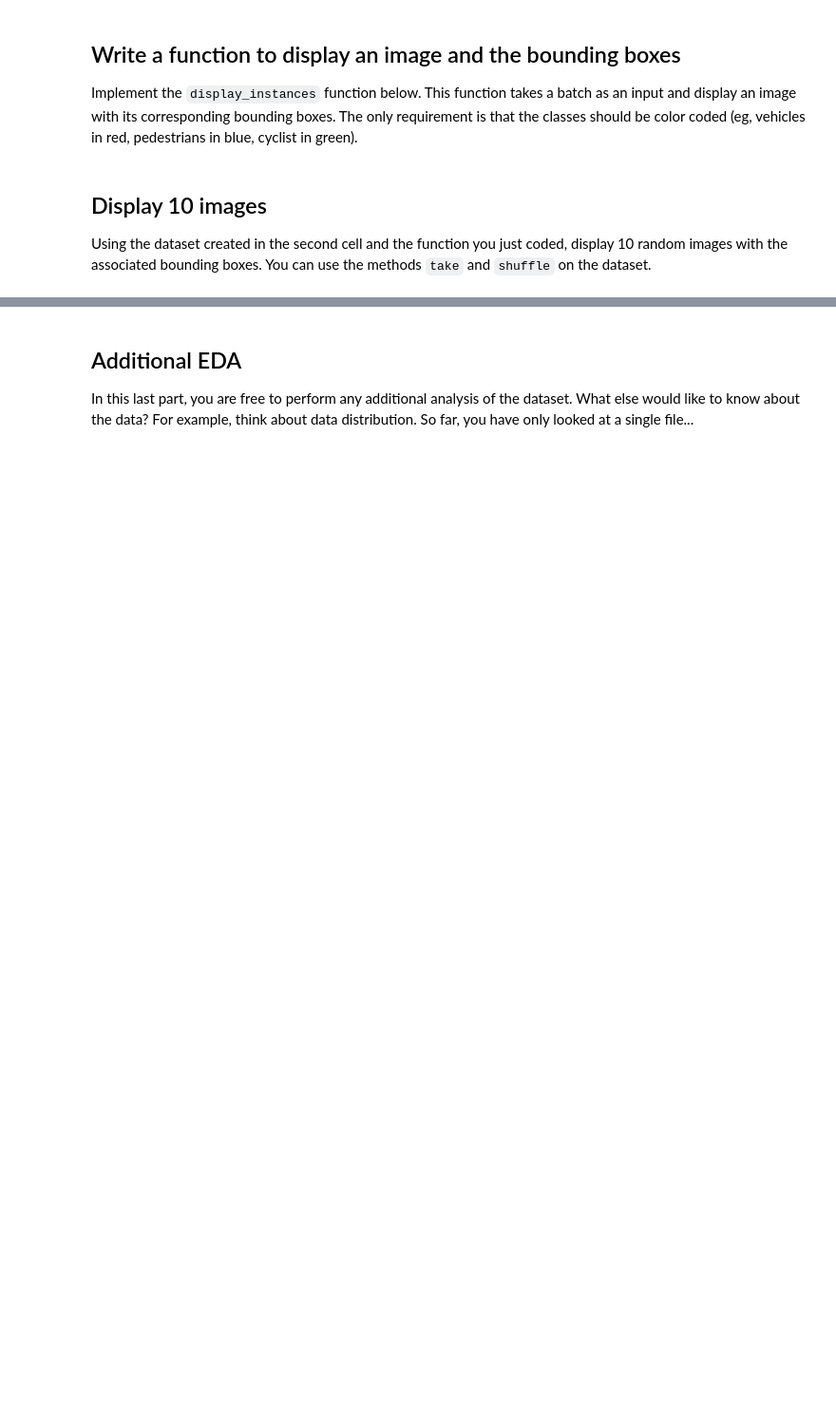
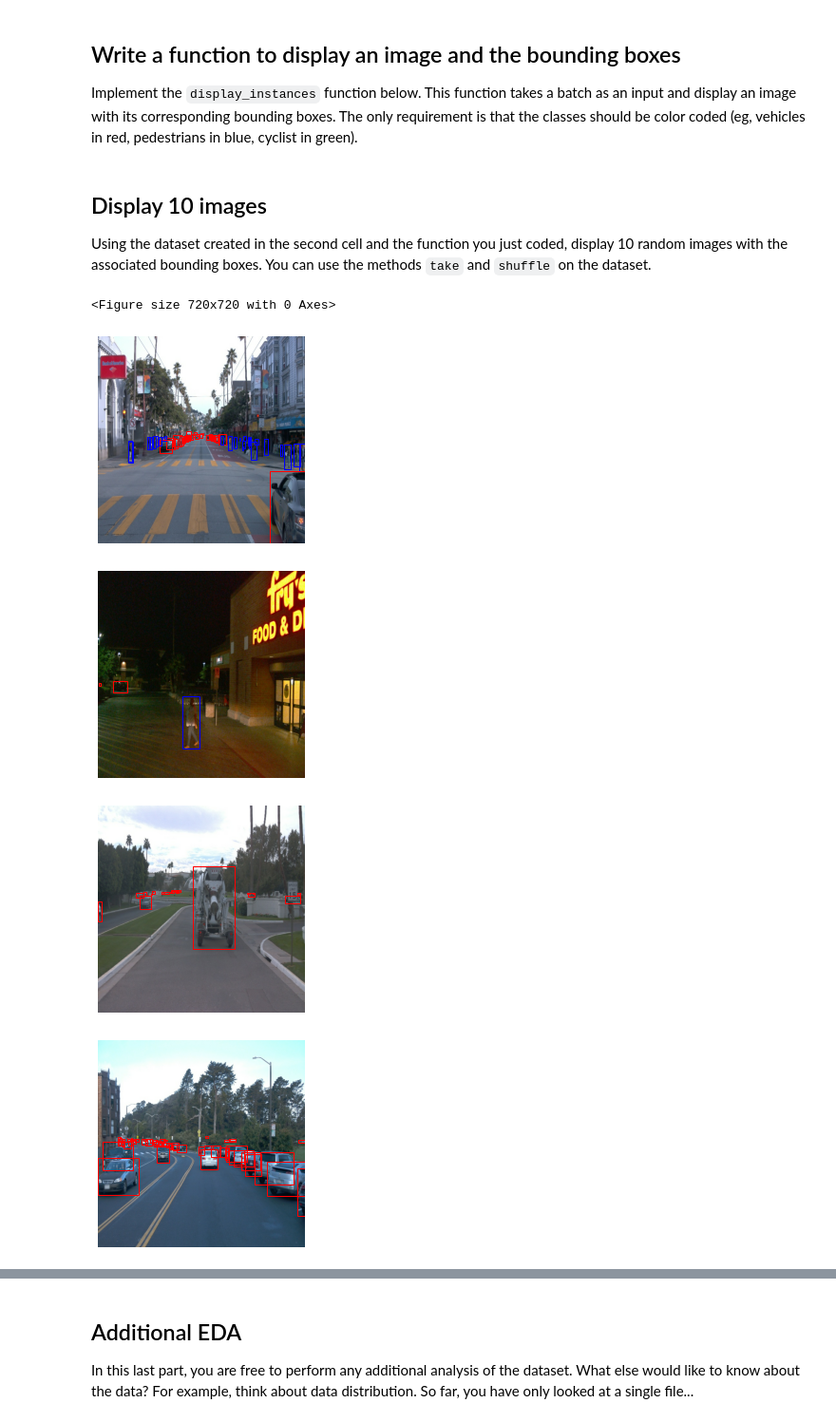
Before and after one commit to johnhilbun/SDCND-ComputerVision, a Jupyter notebook: Exploratory Data Analysis.ipynb, the cells around one changed output, grey strips where cells are left out. Shown at 95% size. Drawn from its saved outputs; the diff is of its cells as text; code cells hidden in the pictures; blank space fills up the shorter version.

Commit message:
Exploratory Data Analysis Jupyter notebook
Completed:
 - ability to view 10 images
Remaining:
 - should it be 75 or 77?
 - remove JDH comments

```diff
--- a/Exploratory Data Analysis.ipynb
+++ b/Exploratory Data Analysis.ipynb
@@ -9,0 +12,2 @@ dataset = get_dataset("PROCESSED TF RECORDS PATH")
+# %%
+dataset = get_dataset("/home/workspace/data/waymo/train/*.tfrecord")
@@ -21,3 +22,35 @@ def display_instances(batch):
+# %%
+def display_instances(batch):
+    """
+    This function takes a batch from the dataset and display the image with
+    the associated bounding boxes.
+    """
+    # ADD CODE HERE
+    # Help : extract image from dataset - https://knowledge.udacity.com/questions/727411
+
+    try:
+        # color map
+        color_map = {1: 'red', 2: 'blue', 4: 'green'}
+
+        fig, ax = plt.subplots()
+        im = batch["image"].numpy()
+        ax.imshow(im)
+
+        # draw bounding boxes and add color to different class labels
+        for coord, label in zip(batch["groundtruth_boxes"].numpy(),
+                               batch["groundtruth_classes"].numpy()):
+            xy = (coord[1] * im.shape[1], coord[0] * im.shape[0])
+
+            #taken from class notes
+            width = (coord[3] - coord[1]) * im.shape[1]
+            height = (coord[2] - coord[0]) * im.shape[0]
+
+            rec = matplotlib.patches.Rectangle(xy, width, height, linewidth=1,
+                                   edgecolor=color_map[label], facecolor='none')
+            ax.add_patch(rec)
+        plt.axis("off")
+    except Exception as err:
+        print (err)
 # %% [markdown]
 ## Display 10 images
 
@@ -26,0 +58,17 @@ Using the dataset created in the second cell and the function you just coded, di
+# %%
+## STUDENT SOLUTION HERE
+# Help : extract image from dataset - https://knowledge.udacity.com/questions/727411
+
+plt.figure(figsize=(10,10))
+
+for i in range(10):
+    for batch in dataset.shuffle(75, reshuffle_each_iteration=True).take(1):
+        display_instances(batch)
+
+plt.show()
+# %% [output]
+<Figure size 720x720 with 0 Axes>
+[figure, added]
+[figure, added]
+[figure, added]
+[figure, added]
```
Also changed, not shown: parts of 7 cells of this notebook.
